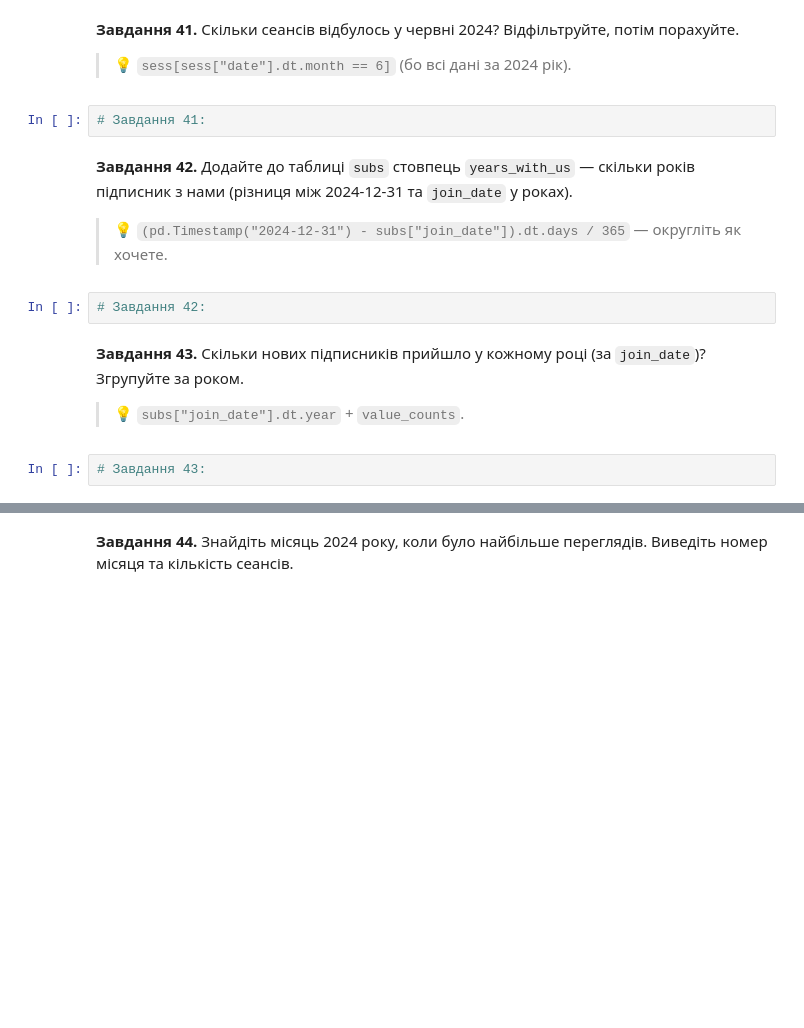
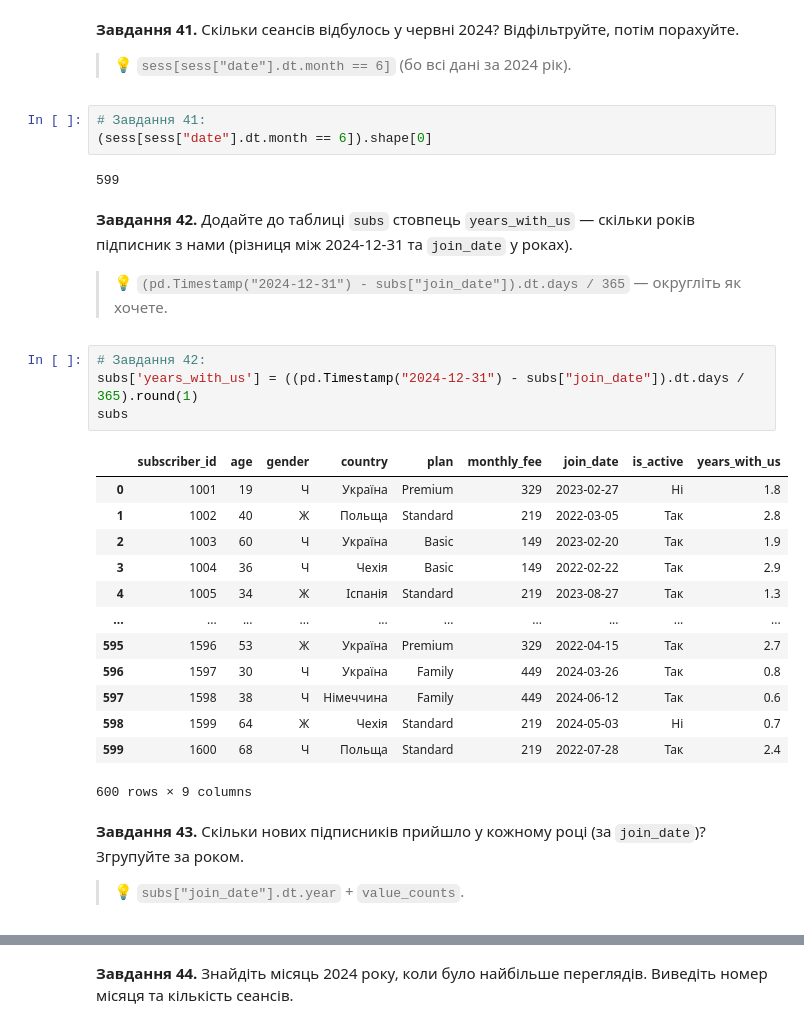
Before and after one commit to NadiiaIvashchuk/DTA_2026, a Jupyter notebook: classmade/pandas_viz_practice.ipynb, the cells around one changed output, grey strips where cells are left out. Saved outputs shown, nothing was run; the diff lists cells and outputs as text; blank space fills up the shorter version.

```diff
--- a/classmade/pandas_viz_practice.ipynb
+++ b/classmade/pandas_viz_practice.ipynb
@@ -728,17 +781,34 @@ pd.pivot_table(sess, index='genre', columns='device', values='session_id', aggfu
 **Завдання 41.** Скільки сеансів відбулось у червні 2024? Відфільтруйте, потім порахуйте.
 
 > 💡 `sess[sess["date"].dt.month == 6]` (бо всі дані за 2024 рік).
-# %%
-# Завдання 41:
+# %%
+# Завдання 41:
+(sess[sess["date"].dt.month == 6]).shape[0]
+# %% [output]
+599
 # %% [markdown]
 **Завдання 42.** Додайте до таблиці `subs` стовпець `years_with_us` — скільки років підписник з нами (різниця між 2024-12-31 та `join_date` у роках).
 
 > 💡 `(pd.Timestamp("2024-12-31") - subs["join_date"]).dt.days / 365` — округліть як хочете.
-# %%
-# Завдання 42:
+# %%
+# Завдання 42:
+subs['years_with_us'] = ((pd.Timestamp("2024-12-31") - subs["join_date"]).dt.days / 365).round(1)
+subs
+# %% [output]
+|  | subscriber_id | age | gender | country | plan | monthly_fee | join_date | is_active | years_with_us |
+| 0 | 1001 | 19 | Ч | Україна | Premium | 329 | 2023-02-27 | Ні | 1.8 |
+| 1 | 1002 | 40 | Ж | Польща | Standard | 219 | 2022-03-05 | Так | 2.8 |
+| 2 | 1003 | 60 | Ч | Україна | Basic | 149 | 2023-02-20 | Так | 1.9 |
+| 3 | 1004 | 36 | Ч | Чехія | Basic | 149 | 2022-02-22 | Так | 2.9 |
+| 4 | 1005 | 34 | Ж | Іспанія | Standard | 219 | 2023-08-27 | Так | 1.3 |
+| ... | ... | ... | ... | ... | ... | ... | ... | ... | ... |
+| 595 | 1596 | 53 | Ж | Україна | Premium | 329 | 2022-04-15 | Так | 2.7 |
+| 596 | 1597 | 30 | Ч | Україна | Family | 449 | 2024-03-26 | Так | 0.8 |
+| 597 | 1598 | 38 | Ч | Німеччина | Family | 449 | 2024-06-12 | Так | 0.6 |
+| 598 | 1599 | 64 | Ж | Чехія | Standard | 219 | 2024-05-03 | Ні | 0.7 |
+| 599 | 1600 | 68 | Ч | Польща | Standard | 219 | 2022-07-28 | Так | 2.4 |
+600 rows × 9 columns
 # %% [markdown]
 **Завдання 43.** Скільки нових підписників прийшло у кожному році (за `join_date`)? Згрупуйте за роком.
 
 > 💡 `subs["join_date"].dt.year` + `value_counts`.
-# %%
-# Завдання 43:
```
Also changed, not shown: parts of 23 cells of this notebook.
